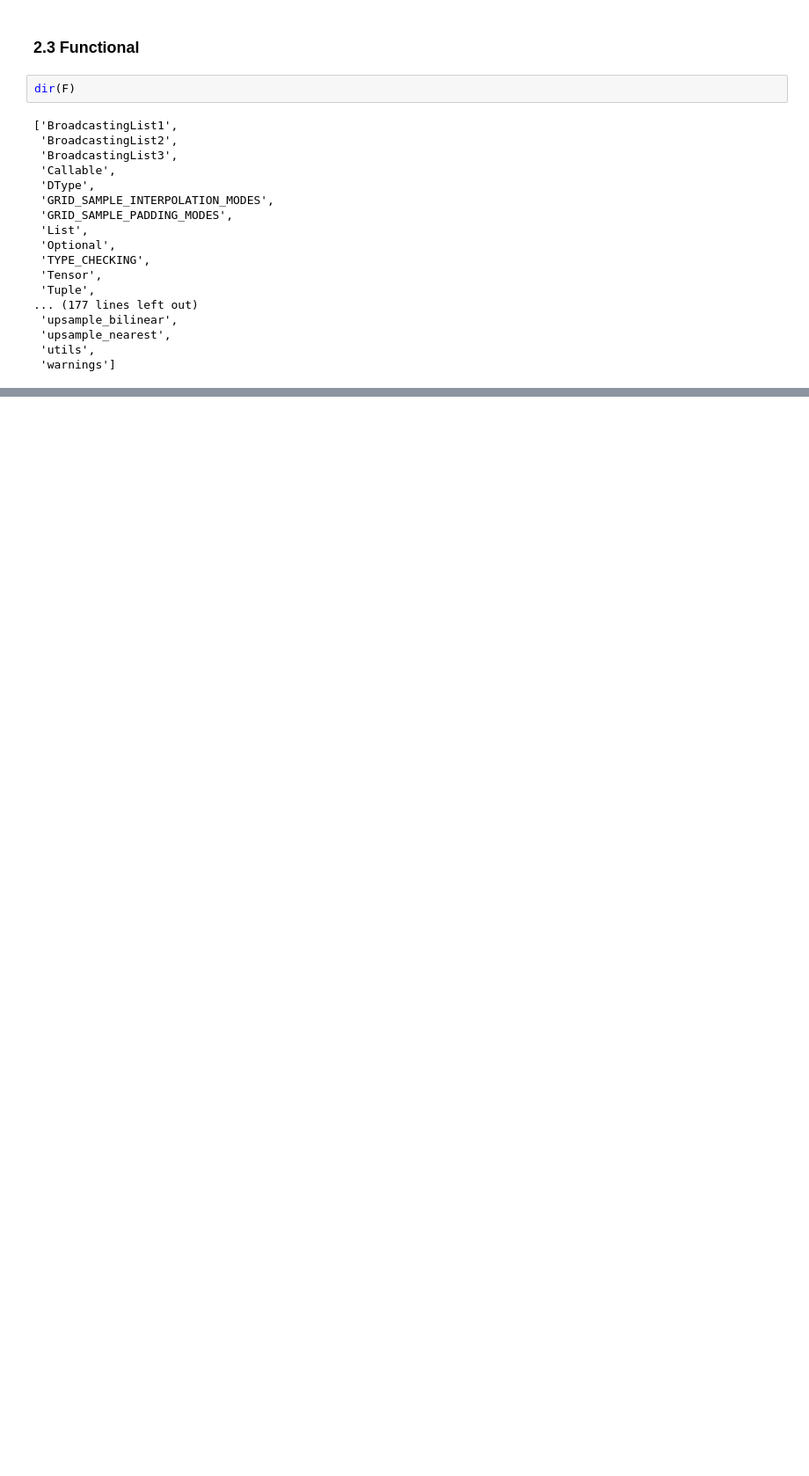
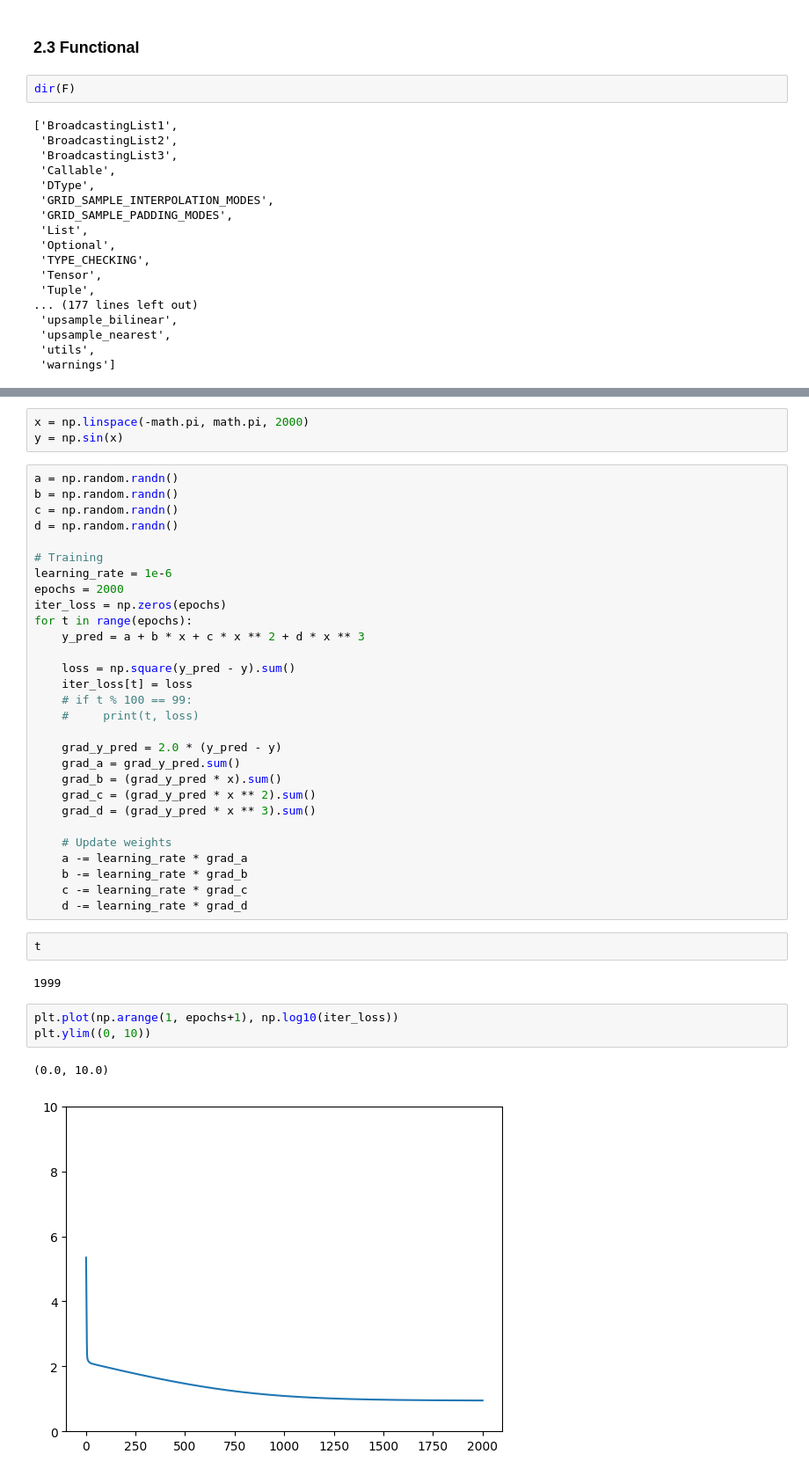
Before and after one commit to abhishekde95/Projects, a Jupyter notebook: DS/pytorch/torch_exploration.ipynb, the cells around one changed output, grey strips where cells are left out. Shown at 88% size. Saved outputs shown, nothing was run; the diff lists cells and outputs as text; blank space fills up the shorter version.

```diff
--- a/DS/pytorch/torch_exploration.ipynb
+++ b/DS/pytorch/torch_exploration.ipynb
@@ -179,0 +289,42 @@ dir(F)
+# %%
+x = np.linspace(-math.pi, math.pi, 2000)
+y = np.sin(x)
+# %%
+a = np.random.randn()
+b = np.random.randn()
+c = np.random.randn()
+d = np.random.randn()
+
+# Training
+learning_rate = 1e-6
+epochs = 2000
+iter_loss = np.zeros(epochs)
+for t in range(epochs):
+    y_pred = a + b * x + c * x ** 2 + d * x ** 3
+
+    loss = np.square(y_pred - y).sum()
+    iter_loss[t] = loss
+    # if t % 100 == 99:
+    #     print(t, loss)
+
+    grad_y_pred = 2.0 * (y_pred - y)
+    grad_a = grad_y_pred.sum()
+    grad_b = (grad_y_pred * x).sum()
+    grad_c = (grad_y_pred * x ** 2).sum()
+    grad_d = (grad_y_pred * x ** 3).sum()
+
+    # Update weights
+    a -= learning_rate * grad_a
+    b -= learning_rate * grad_b
+    c -= learning_rate * grad_c
+    d -= learning_rate * grad_d
+# %%
+t
+# %% [output]
+1999
+# %%
+plt.plot(np.arange(1, epochs+1), np.log10(iter_loss))
+plt.ylim((0, 10))
+# %% [output]
+(0.0, 10.0)
+[figure, added]
```
Also changed, not shown: parts of 15 cells of this notebook.
